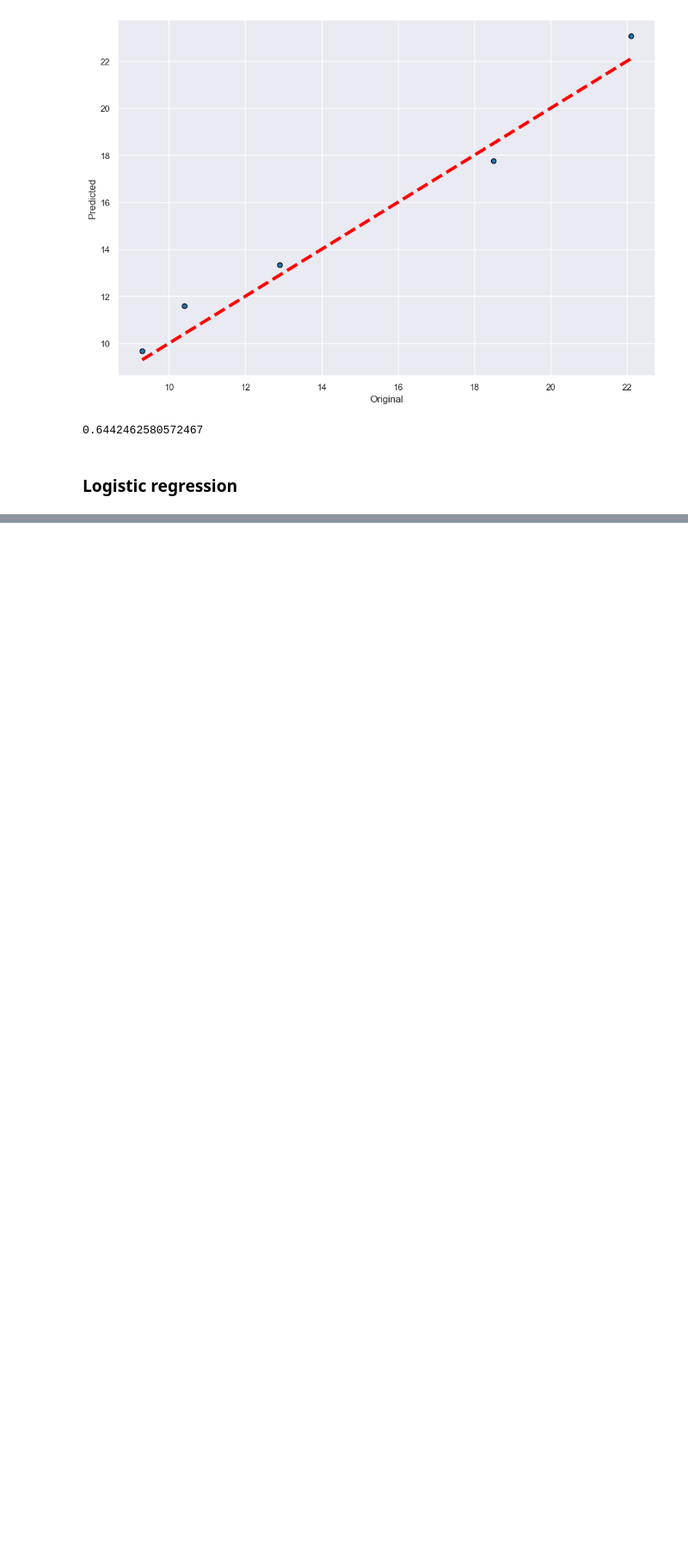
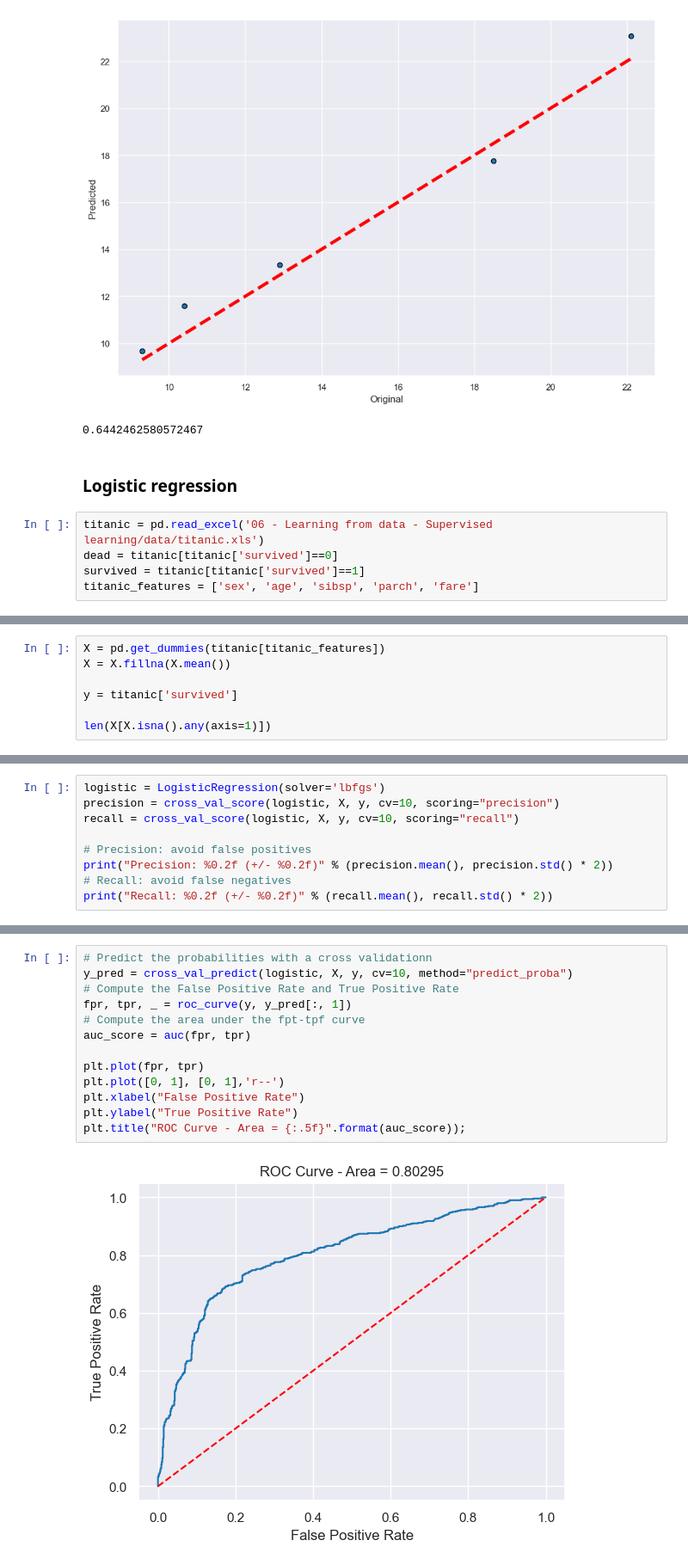
Before and after one commit to 2Tricky4u/ADA2023, a Jupyter notebook: Exercises/CheatSheet.ipynb, the cells around one changed output, grey strips where cells are left out. Shown at 86% size. Cells and saved outputs as stored; diff of their text form; blank space fills up the shorter version.

```diff
--- a/Exercises/CheatSheet.ipynb
+++ b/Exercises/CheatSheet.ipynb
@@ -1432,3 +1437,8 @@ mean_squared_error(y, predicted)
 0.6442462580572467
 # %% [markdown]
 ### Logistic regression
+# %%
+titanic = pd.read_excel('06 - Learning from data - Supervised learning/data/titanic.xls')
+dead = titanic[titanic['survived']==0]
+survived = titanic[titanic['survived']==1]
+titanic_features = ['sex', 'age', 'sibsp', 'parch', 'fare']
@@ -1434,0 +1447,7 @@ mean_squared_error(y, predicted)
+# %%
+X = pd.get_dummies(titanic[titanic_features])
+X = X.fillna(X.mean())
+
+y = titanic['survived']
+
+len(X[X.isna().any(axis=1)])
@@ -1434,0 +1458,9 @@ mean_squared_error(y, predicted)
+# %%
+logistic = LogisticRegression(solver='lbfgs')
+precision = cross_val_score(logistic, X, y, cv=10, scoring="precision")
+recall = cross_val_score(logistic, X, y, cv=10, scoring="recall")
+
+# Precision: avoid false positives
+print("Precision: %0.2f (+/- %0.2f)" % (precision.mean(), precision.std() * 2))
+# Recall: avoid false negatives
+print("Recall: %0.2f (+/- %0.2f)" % (recall.mean(), recall.std() * 2))
@@ -1434,0 +1472,15 @@ mean_squared_error(y, predicted)
+# %%
+# Predict the probabilities with a cross validationn
+y_pred = cross_val_predict(logistic, X, y, cv=10, method="predict_proba")
+# Compute the False Positive Rate and True Positive Rate
+fpr, tpr, _ = roc_curve(y, y_pred[:, 1])
+# Compute the area under the fpt-tpf curve
+auc_score = auc(fpr, tpr)
+
+plt.plot(fpr, tpr)
+plt.plot([0, 1], [0, 1],'r--')
+plt.xlabel("False Positive Rate")
+plt.ylabel("True Positive Rate")
+plt.title("ROC Curve - Area = {:.5f}".format(auc_score));
+# %% [output]
+[figure, added]
```
Also changed, not shown: parts of 81 cells of this notebook, 1 other file.
